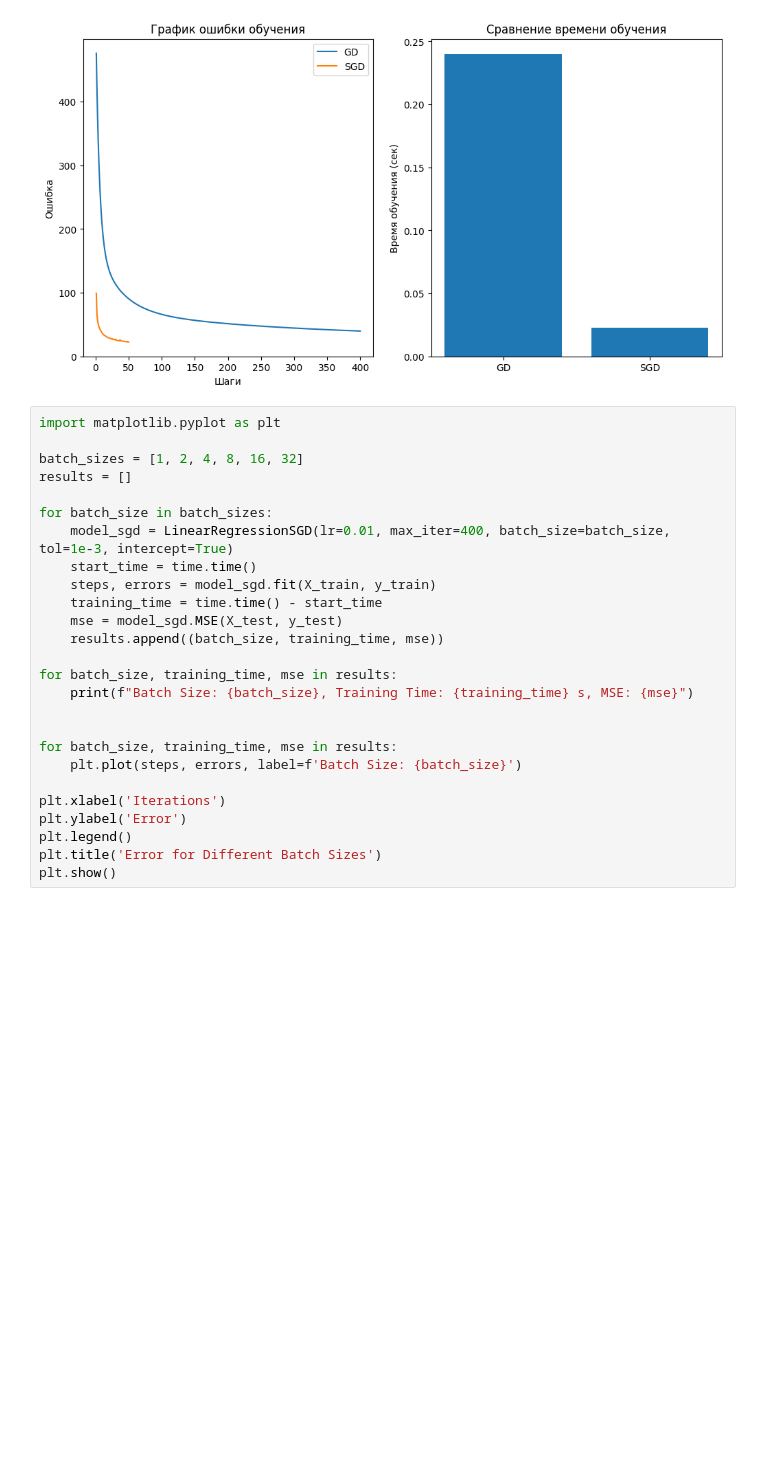
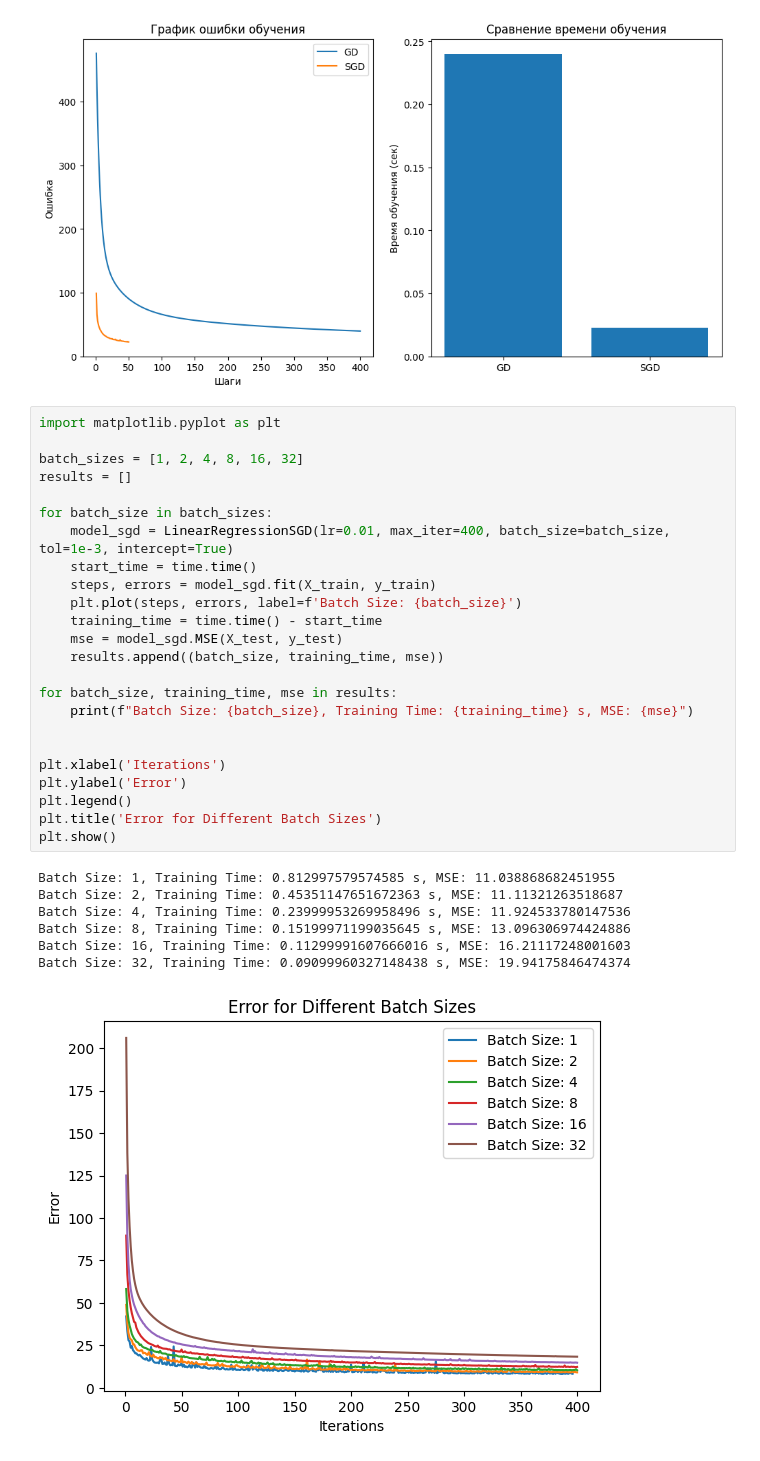
Before and after one commit to Ghostikxd/4.1_labs, a Jupyter notebook: SII/lab4/lab4.ipynb, the cells around one changed output. Saved outputs shown, nothing was run; the diff lists cells and outputs as text; blank space fills up the shorter version.

```diff
--- a/SII/lab4/lab4.ipynb
+++ b/SII/lab4/lab4.ipynb
@@ -215,26 +234,32 @@ plt.show()
 # %%
 import matplotlib.pyplot as plt
 
 batch_sizes = [1, 2, 4, 8, 16, 32]
 results = []
 
 for batch_size in batch_sizes:
     model_sgd = LinearRegressionSGD(lr=0.01, max_iter=400, batch_size=batch_size, tol=1e-3, intercept=True)
     start_time = time.time()
     steps, errors = model_sgd.fit(X_train, y_train)
+    plt.plot(steps, errors, label=f'Batch Size: {batch_size}')
     training_time = time.time() - start_time
     mse = model_sgd.MSE(X_test, y_test)
     results.append((batch_size, training_time, mse))
 
 for batch_size, training_time, mse in results:
     print(f"Batch Size: {batch_size}, Training Time: {training_time} s, MSE: {mse}")
 
 
-for batch_size, training_time, mse in results:
-    plt.plot(steps, errors, label=f'Batch Size: {batch_size}')
-
 plt.xlabel('Iterations')
 plt.ylabel('Error')
 plt.legend()
 plt.title('Error for Different Batch Sizes')
 plt.show()
+# %% [output]
+Batch Size: 1, Training Time: 0.812997579574585 s, MSE: 11.038868682451955
+Batch Size: 2, Training Time: 0.45351147651672363 s, MSE: 11.11321263518687
+Batch Size: 4, Training Time: 0.23999953269958496 s, MSE: 11.924533780147536
+Batch Size: 8, Training Time: 0.15199971199035645 s, MSE: 13.096306974424886
+Batch Size: 16, Training Time: 0.11299991607666016 s, MSE: 16.21117248001603
+Batch Size: 32, Training Time: 0.09099960327148438 s, MSE: 19.94175846474374
+[figure, added]
```
Also changed, not shown: parts of 2 cells of this notebook, 3 other files.
